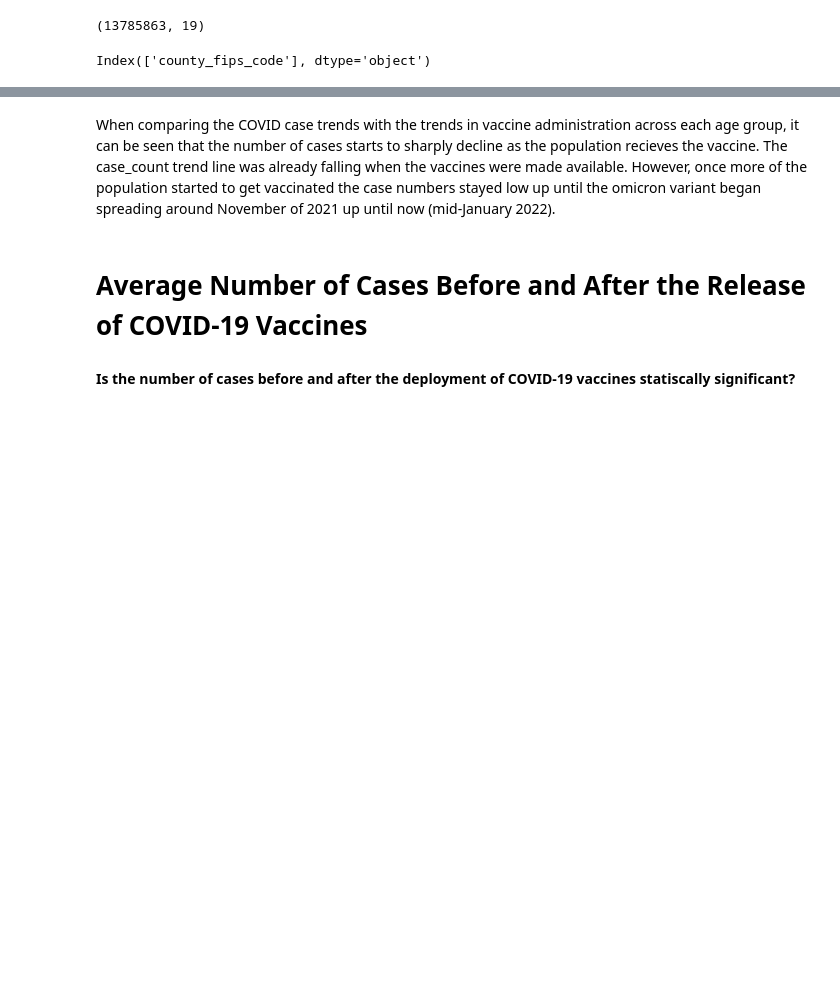
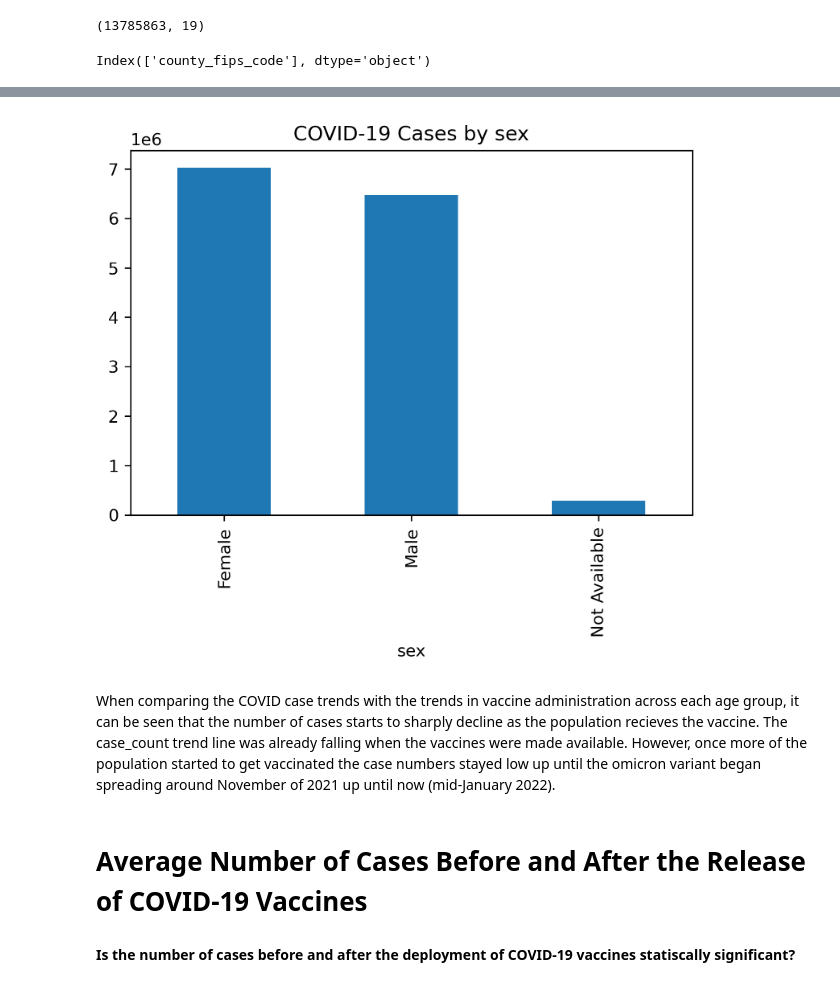
Before and after one commit to atwahl/team_55, a Jupyter notebook: analysis_modeling.ipynb, the cells around one changed output, grey strips where cells are left out. Cells and saved outputs as stored; diff of their text form; code cells hidden in the pictures; blank space fills up the shorter version.

```diff
--- a/analysis_modeling.ipynb
+++ b/analysis_modeling.ipynb
@@ -335,6 +335,12 @@ covid_df.sample(10, random_state = 42)
 | 2067531 | 2020-12-01 | NY | 36 | STEUBEN | 36101.0 | 50 to 64 years | Not Available | Not Available | Not Available | ... |
 | 10372618 | 2020-09-01 | FL | 12 | BROWARD | 12011.0 | 0 - 17 years | Male | White | Hispanic/Latino | ... |
 | 10162945 | 2021-11-01 | CA | 6 | RIVERSIDE | 6065.0 | 65+ years | Male | White | Not Available | ... |
+# %%
+covid_df.groupby(['sex']).size().plot.bar()
+plt.title("COVID-19 Cases by sex")
+plt.show()
+# %% [output]
+[figure, added]
 # %%
 # covid_df.describe(include = 'all',datetime_is_numeric=True) #describe and include string columns
 # %%
```
Also changed, not shown: parts of 116 cells of this notebook, 5 other files.
